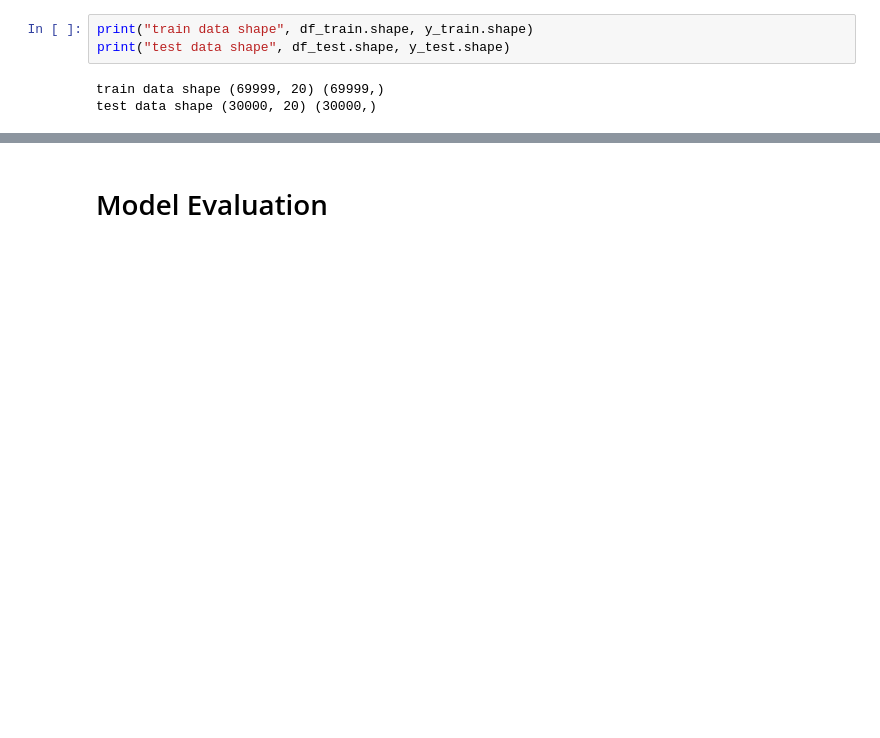
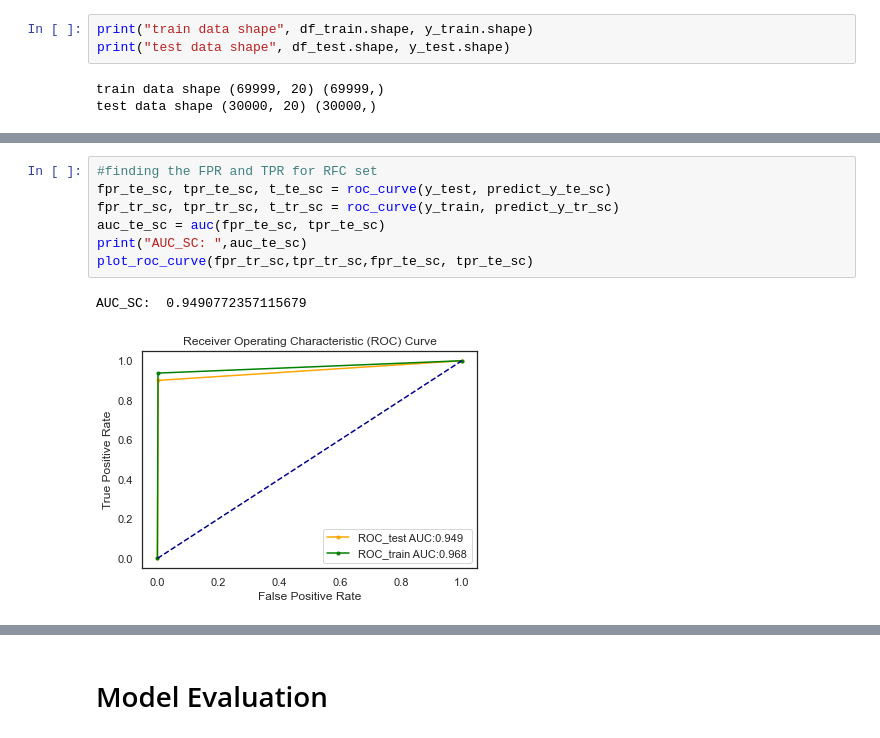
Before and after one commit to yjdBeam/CEG5003, a Jupyter notebook: supervised_learning/S_ARM_Live/SML_ARM_Live.ipynb, the cells around one changed output, grey strips where cells are left out. Drawn from its saved outputs; the diff is of its cells as text; blank space fills up the shorter version.

```diff
--- a/ARM_unsuper/ARM_UML_Live_Data.ipynb
+++ b/supervised_learning/S_ARM_Live/SML_ARM_Live.ipynb
@@ -581,0 +814,10 @@ defaultdict(list,
+# %%
+#finding the FPR and TPR for RFC set
+fpr_te_sc, tpr_te_sc, t_te_sc = roc_curve(y_test, predict_y_te_sc)
+fpr_tr_sc, tpr_tr_sc, t_tr_sc = roc_curve(y_train, predict_y_tr_sc)
+auc_te_sc = auc(fpr_te_sc, tpr_te_sc)
+print("AUC_SC: ",auc_te_sc)
+plot_roc_curve(fpr_tr_sc,tpr_tr_sc,fpr_te_sc, tpr_te_sc)
+# %% [output]
+AUC_SC:  0.9490772357115679
+[figure, added]
```
Also changed, not shown: parts of 88 cells of this notebook, 41 other files.
